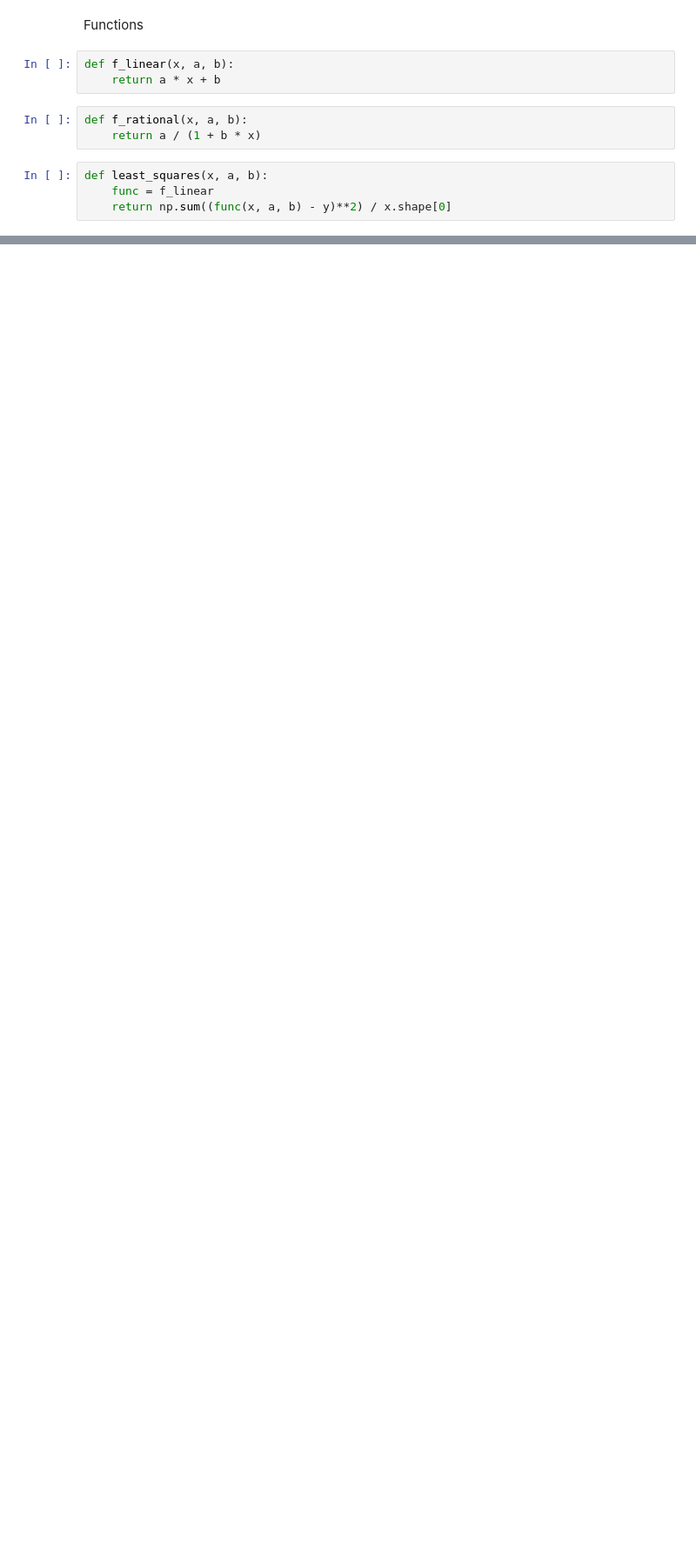
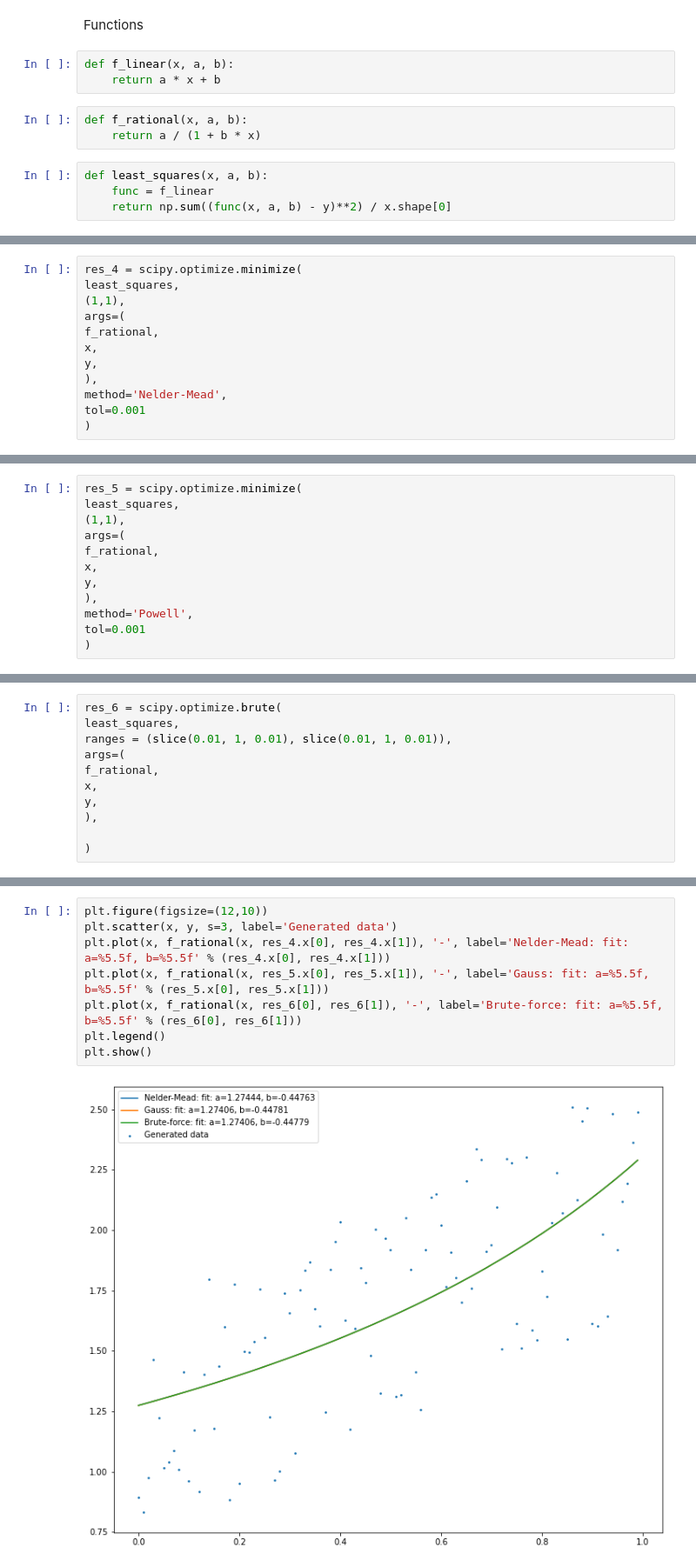
Before and after one commit to Lameus/Algorithms_course, a Jupyter notebook: Optimization (task2).ipynb, the cells around one changed output, grey strips where cells are left out. Shown at 87% size. Cells and saved outputs as stored; diff of their text form; blank space fills up the shorter version.

```diff
--- a/Optimization (task2).ipynb
+++ b/Optimization (task2).ipynb
@@ -203,0 +264,12 @@ result_gauss
+# %%
+res_4 = scipy.optimize.minimize(
+least_squares,
+(1,1),
+args=(
+f_rational,
+x,
+y,
+),
+method='Nelder-Mead',
+tol=0.001
+)
@@ -203,0 +289,12 @@ result_gauss
+# %%
+res_5 = scipy.optimize.minimize(
+least_squares,
+(1,1),
+args=(
+f_rational,
+x,
+y,
+),
+method='Powell',
+tol=0.001
+)
@@ -203,0 +313,11 @@ result_gauss
+# %%
+res_6 = scipy.optimize.brute(
+least_squares,
+ranges = (slice(0.01, 1, 0.01), slice(0.01, 1, 0.01)),
+args=(
+f_rational,
+x,
+y,
+),
+
+)
@@ -203,0 +328,10 @@ result_gauss
+# %%
+plt.figure(figsize=(12,10))
+plt.scatter(x, y, s=3, label='Generated data')
+plt.plot(x, f_rational(x, res_4.x[0], res_4.x[1]), '-', label='Nelder-Mead: fit: a=%5.5f, b=%5.5f' % (res_4.x[0], res_4.x[1]))
+plt.plot(x, f_rational(x, res_5.x[0], res_5.x[1]), '-', label='Gauss: fit: a=%5.5f, b=%5.5f' % (res_5.x[0], res_5.x[1]))
+plt.plot(x, f_rational(x, res_6[0], res_6[1]), '-', label='Brute-force: fit: a=%5.5f, b=%5.5f' % (res_6[0], res_6[1]))
+plt.legend()
+plt.show()
+# %% [output]
+[figure, added]
```
Also changed, not shown: parts of 20 cells of this notebook.
